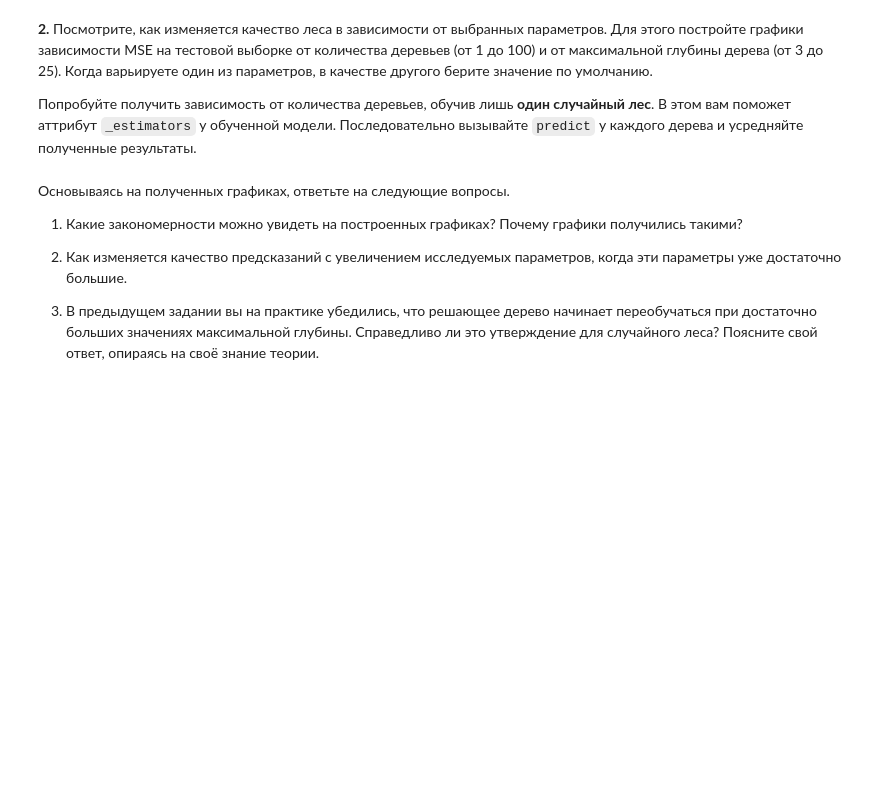
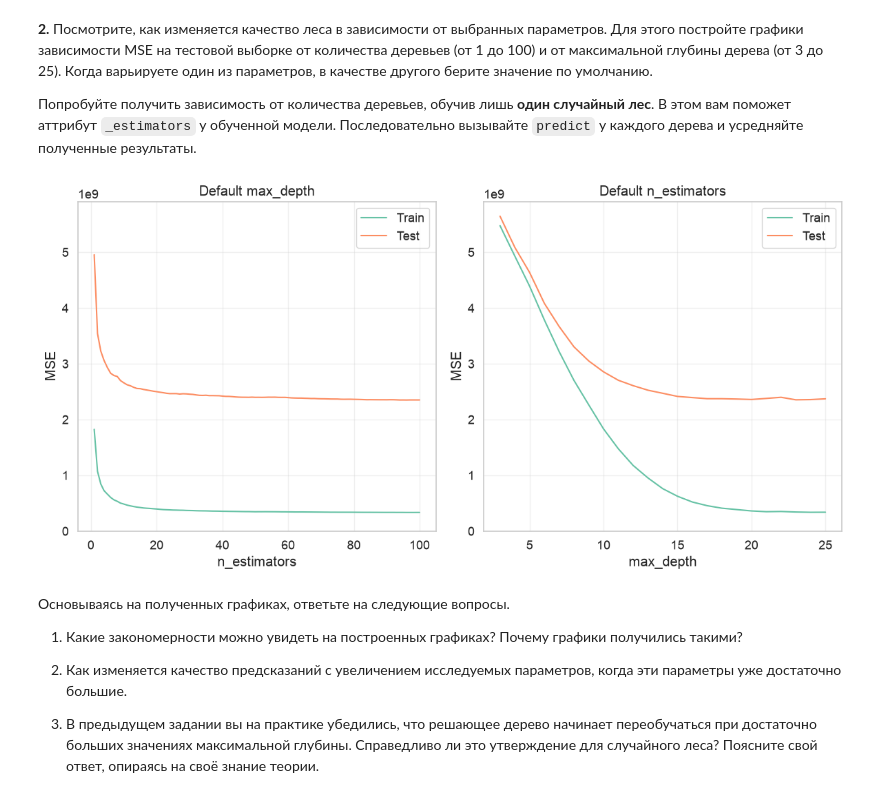
Before and after one commit to rudenkornk/ml_experiments, a Jupyter notebook: src/task_8L.ipynb, the cells around one changed output. Saved outputs shown, nothing was run; the diff lists cells and outputs as text; code cells hidden in the pictures; blank space fills up the shorter version.

```diff
--- a/src/task_8L.ipynb
+++ b/src/task_8L.ipynb
@@ -107,4 +229,15 @@ X_train, X_test, y_train, y_test = ...
+# %%
+X = data_cleaned.drop(columns=["median_house_value"])
+y = data_cleaned["median_house_value"]
+X_train, X_test, y_train, y_test = train_test_split(
+    X, y, test_size=0.25, random_state=RANDOM_STATE
+)
 # %% [markdown]
 **1.** Обучите случайный лес с параметрами по умолчанию и выведите MSE на тестовой выборке. Проведите эксперимент 3 раза. Почему результаты отличаются? Какие источники случайности есть при построении случайного леса и какие из них реализуются в данном случае?
 # %%
-...
+for i in range(3):
+    model = RandomForestRegressor()
+    model.fit(X_train, y_train)
+    y_pred = model.predict(X_test)
+    mse = mean_squared_error(y_test, y_pred)
+    print(mse)
@@ -121,3 +296,25 @@ X_train, X_test, y_train, y_test = ...
+# %%
+fig, axes = plt.subplots(1, 2, figsize=(12, 6), sharey=True)
+
+axes[0].plot(n_estimators_values, mse_train_by_n_estimators, label="Train")
+axes[0].plot(n_estimators_values, mse_by_n_estimators, label="Test")
+axes[0].set(xlabel="n_estimators", ylabel="MSE", title="Default max_depth")
+
+axes[1].plot(max_depth_values, mse_train_by_max_depth, label="Train")
+axes[1].plot(max_depth_values, mse_by_max_depth, label="Test")
+axes[1].set(xlabel="max_depth", ylabel="MSE", title="Default n_estimators")
+axes[1].tick_params(axis="y", labelleft=True)
+
+for ax in axes:
+    ax.grid(alpha=0.3)
+    ax.set_yscale("linear")
+    ax.set_ylim(bottom=0)
+    ax.legend()
+
+plt.tight_layout()
+plt.show()
+# %% [output]
+[figure, added]
 # %% [markdown]
 Основываясь на полученных графиках, ответьте на следующие вопросы.
 
```
Also changed, not shown: parts of 38 cells of this notebook, 1 other file.
